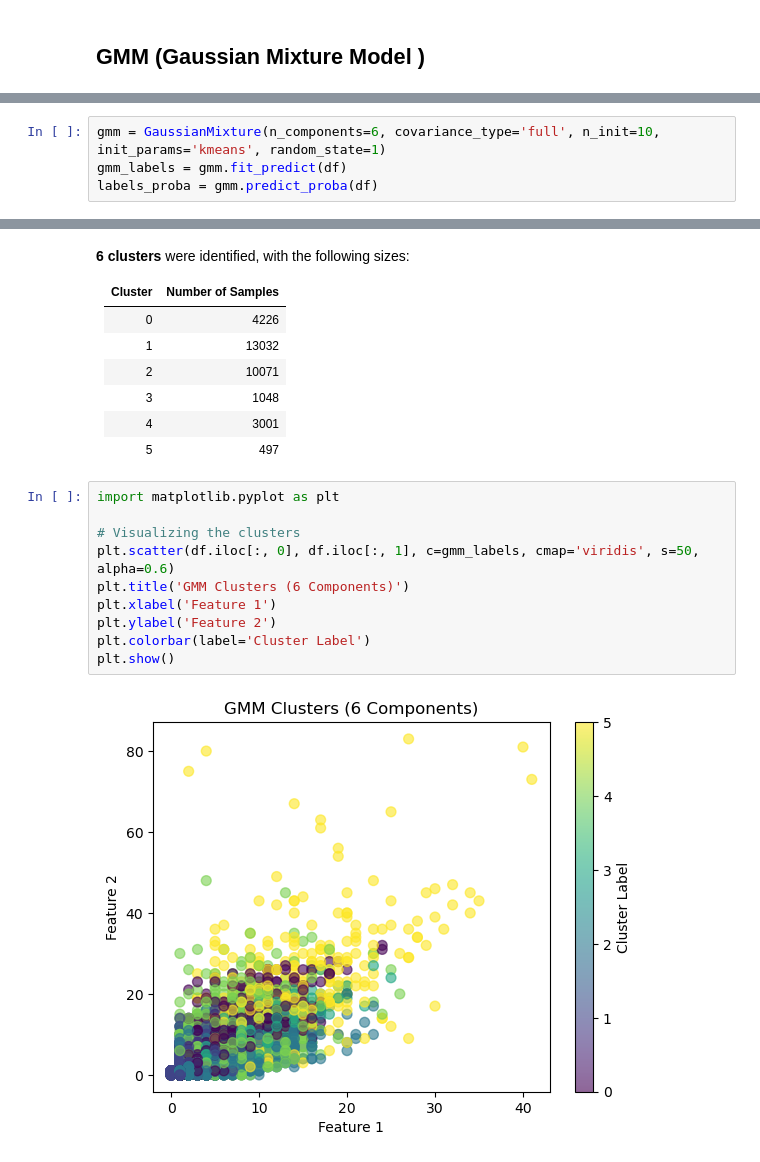
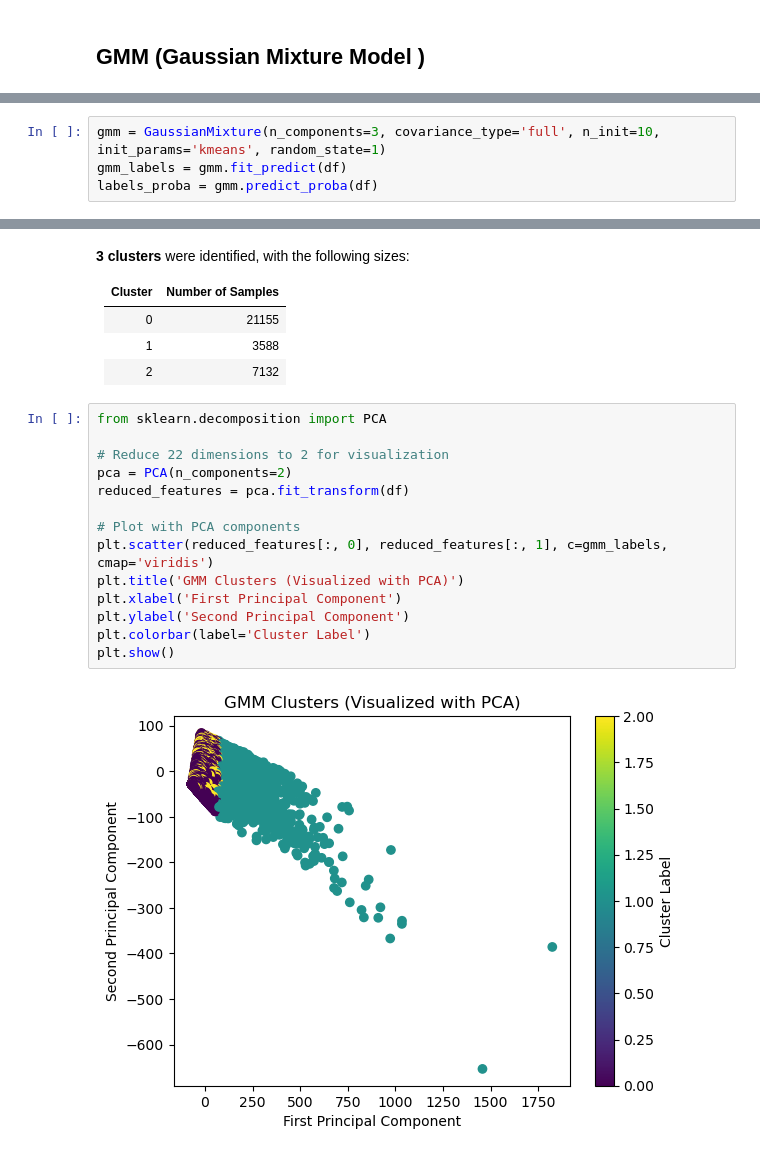
Before and after one commit to MiguelMangerona/Data-Mining-Project, a Jupyter notebook: Clustering.ipynb, the cells around one changed output, grey strips where cells are left out. Drawn from its saved outputs; the diff is of its cells as text.

```diff
--- a/Clustering.ipynb
+++ b/Clustering.ipynb
@@ -543,5 +329,5 @@ plt.show()
 # %%
-gmm = GaussianMixture(n_components=6, covariance_type='full', n_init=10, init_params='kmeans', random_state=1)
+gmm = GaussianMixture(n_components=3, covariance_type='full', n_init=10, init_params='kmeans', random_state=1)
 gmm_labels = gmm.fit_predict(df)
 labels_proba = gmm.predict_proba(df)
 # %%
@@ -558,24 +343,25 @@ Number of data points per cluster: [ 4226 13032 10071  1048  3001   497]
 # %% [markdown]
-**6 clusters** were identified, with the following sizes:
+**3 clusters** were identified, with the following sizes:
 
 | Cluster | Number of Samples |
 |---------|--------------------|
-| 0       | 4226                |
-| 1       | 13032             |
-| 2       | 10071             |
-| 3       | 1048            |
-| 4       | 3001             |
-| 5       | 497           |
+| 0       | 21155                |
+| 1       | 3588             |
+| 2       | 7132            |
-# %%
-import matplotlib.pyplot as plt
-
-# Visualizing the clusters
-plt.scatter(df.iloc[:, 0], df.iloc[:, 1], c=gmm_labels, cmap='viridis', s=50, alpha=0.6)
-plt.title('GMM Clusters (6 Components)')
-plt.xlabel('Feature 1')
-plt.ylabel('Feature 2')
-plt.colorbar(label='Cluster Label')
-plt.show()
-# %% [output]
-[figure, removed]
+# %%
+from sklearn.decomposition import PCA
+
+# Reduce 22 dimensions to 2 for visualization
+pca = PCA(n_components=2)
+reduced_features = pca.fit_transform(df)
+
+# Plot with PCA components
+plt.scatter(reduced_features[:, 0], reduced_features[:, 1], c=gmm_labels, cmap='viridis')
+plt.title('GMM Clusters (Visualized with PCA)')
+plt.xlabel('First Principal Component')
+plt.ylabel('Second Principal Component')
+plt.colorbar(label='Cluster Label')
+plt.show()
+# %% [output]
+[figure, added]
 # %%
```
Also changed, not shown: parts of 39 cells of this notebook, 3 other files.
